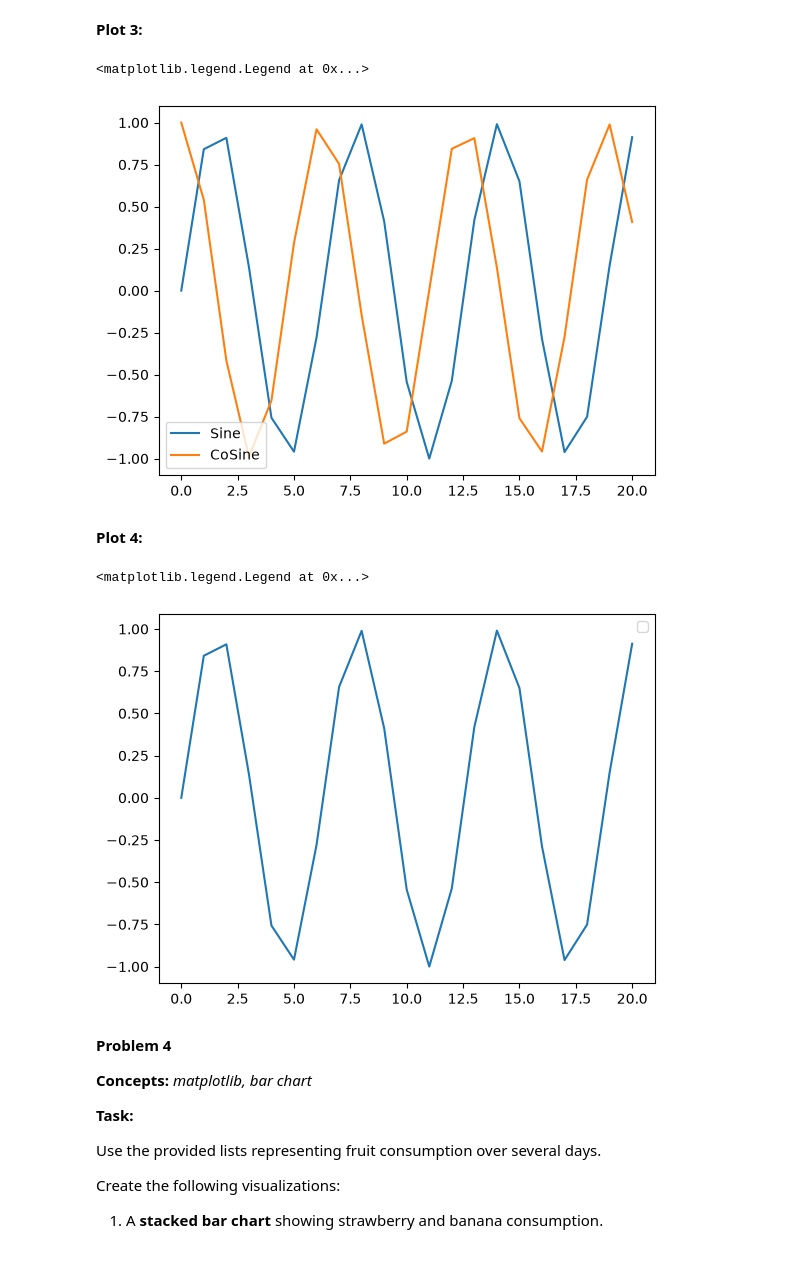
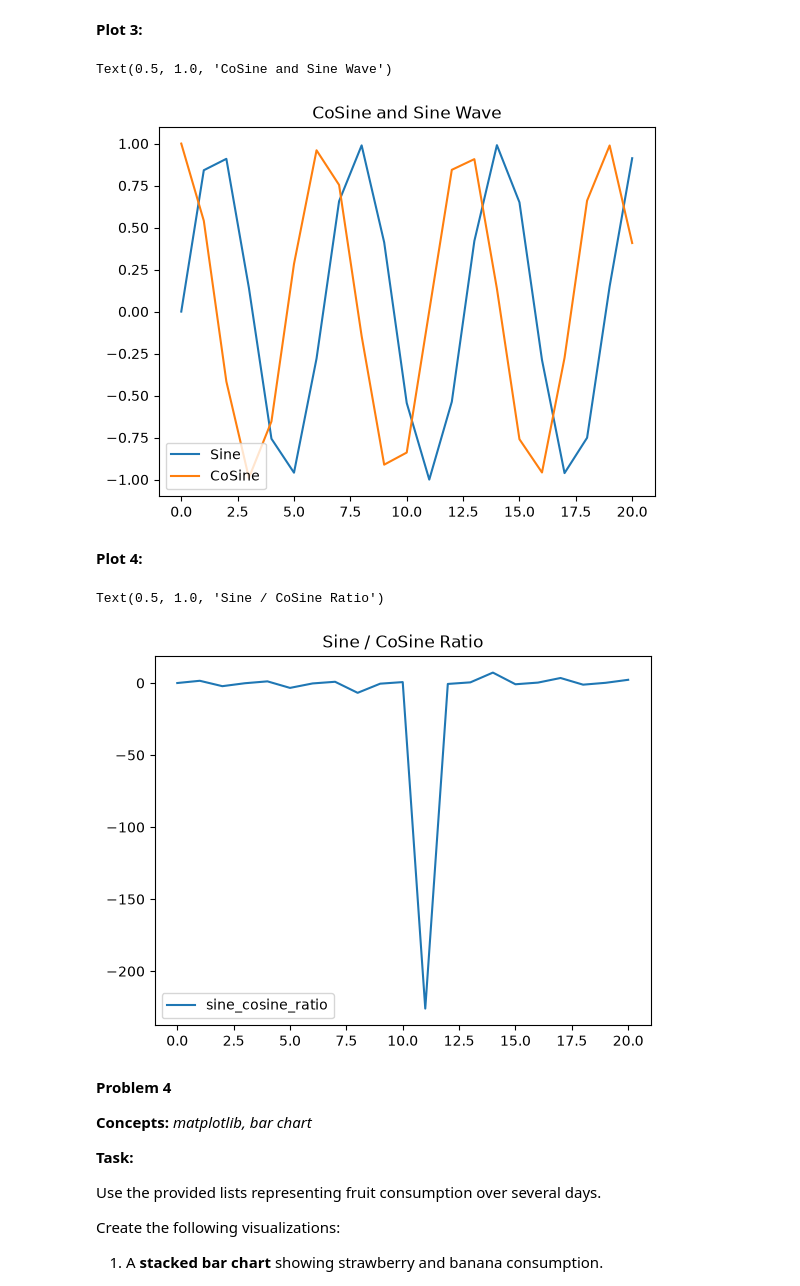
Before and after one commit to rickoprivate/BUAI602HW, a Jupyter notebook: week-09/homework.ipynb, the cells around one changed output. Saved outputs shown, nothing was run; the diff lists cells and outputs as text; code cells hidden in the pictures; blank space fills up the shorter version.

```diff
--- a/week-09/homework.ipynb
+++ b/week-09/homework.ipynb
@@ -206,24 +197,26 @@ plt.legend()
 # %%
 #Your Solution
 array = np.arange(0, 21)
 sine_array = np.sin(array)
 cosine_array = np.cos(array)
 plt.plot(sine_array, label="Sine")
 plt.plot(cosine_array, label="CoSine")
 plt.legend()
+plt.title("CoSine and Sine Wave")
 # %% [output]
-<matplotlib.legend.Legend at 0x...>
+Text(0.5, 1.0, 'CoSine and Sine Wave')
-[figure, old version]
+[figure, new version]
 # %% [markdown]
 **Plot 4:**
 # %%
 #Your Solution
 sine_cosine_ratio = sine_array / cosine_array
-plt.plot(sine_array)
+plt.plot(sine_cosine_ratio, label="sine_cosine_ratio")
 plt.legend()
+plt.title("Sine / CoSine Ratio")
 # %% [output]
-<matplotlib.legend.Legend at 0x...>
+Text(0.5, 1.0, 'Sine / CoSine Ratio')
-[figure, old version]
+[figure, new version]
 # %% [markdown]
 **Problem 4**
 
```
Also changed, not shown: parts of 8 cells of this notebook.
